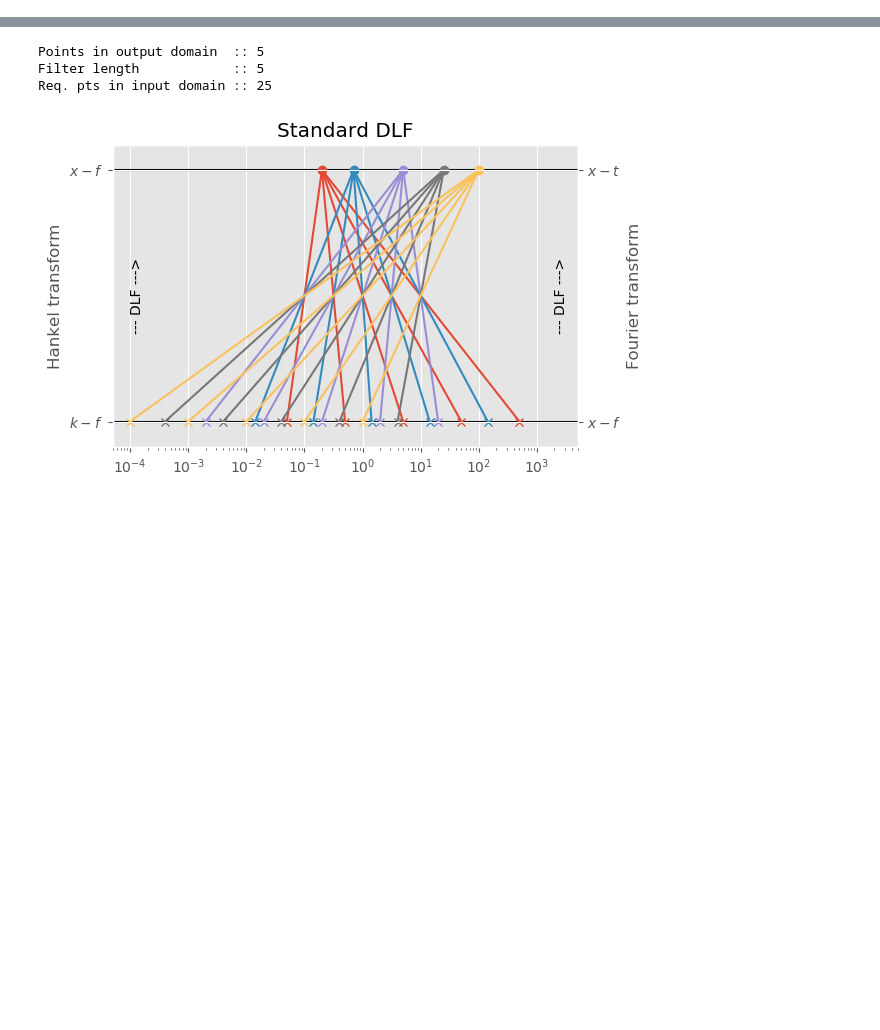
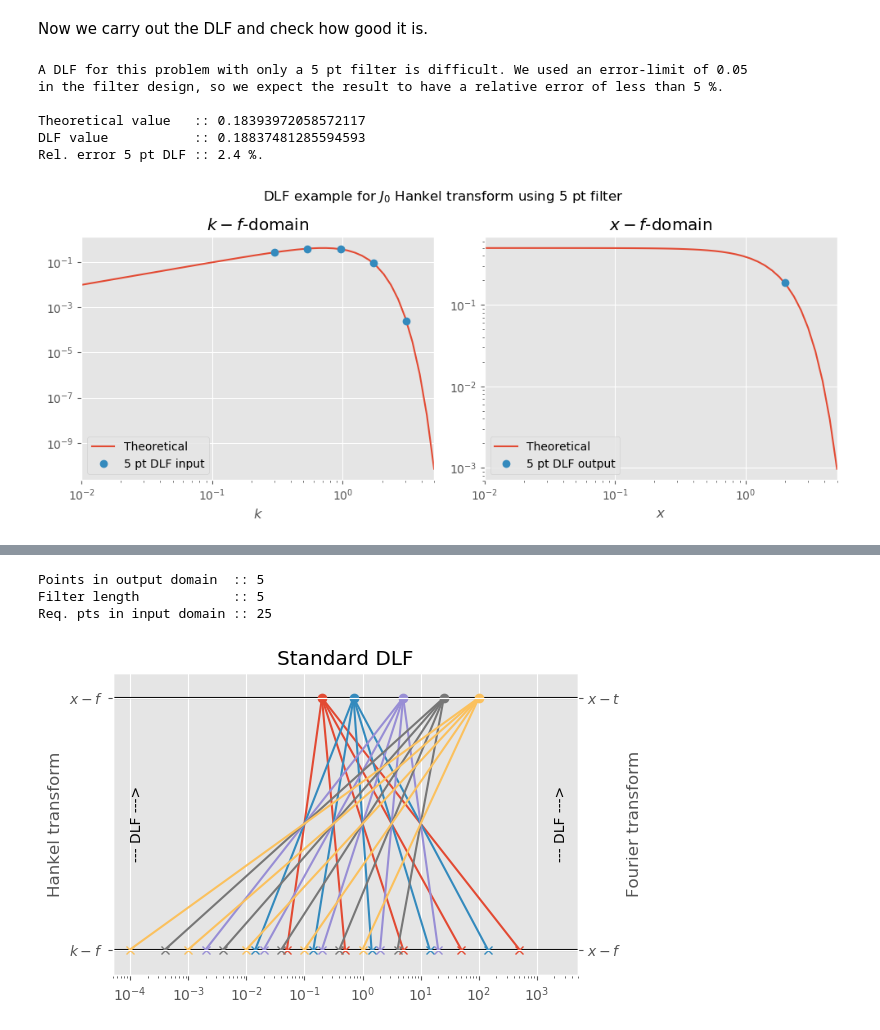
Before and after one commit to emsig/empymod-examples, a Jupyter notebook: 7a_DLF-Standard-Lagged-Splined.ipynb, the cells around one changed output, grey strips where cells are left out. Drawn from its saved outputs; the diff is of its cells as text; code cells hidden in the pictures; blank space fills up the shorter version.

```diff
--- a/7a_DLF-Standard-Lagged-Splined.ipynb
+++ b/7a_DLF-Standard-Lagged-Splined.ipynb
@@ -21,0 +81,15 @@ plt.rcParams['figure.dpi'] = 100
+# %%
+filt = fdesign.design(
+        n=5,                        # 5 point filter
+        spacing=(0.55, 0.65, 101),
+        shift=(0.6, 0.7, 101),
+        fI=fdesign.j0_1(),
+        r=np.logspace(0, 1, 100),
+        r_def=(1, 1, 10),
+        error=0.05,                 # 5 % error level. If you set this too low you will
+        verb=1,                     #                  not find a filter with only 5 points.
+        plot=0,
+)
+
+print('Filter base    ::', filt.base)
+print('Filter weights ::', filt.j0)
@@ -21,0 +99,64 @@ plt.rcParams['figure.dpi'] = 100
+# %% [markdown]
+Now we carry out the DLF and check how good it is.
+# %%
+# Desired x-f-domain point (output domain)
+x = 2
+
+# Required k-f-domain points (input domain)
+k = filt.base/x
+
+# Get the theoretical transform pair
+tp = fdesign.j0_1()
+
+# Calculate the value at the five required wavenumbers
+k_val = tp.lhs(k)
+
+# Weight the values and sum them up
+x_val_filt = np.sum(k_val*filt.j0)/x
+
+# Calculate the theoretical value for comparison
+x_val_theo = tp.rhs(x)
+
+# Calculate relative error
+print('A DLF for this problem with only a 5 pt filter is difficult. We used an error-limit of 0.05')
+print('in the filter design, so we expect the result to have a relative error of less than 5 %.\n')
+print('Theoretical value   ::', x_val_theo)
+print('DLF value           ::', x_val_filt)
+relerror = np.abs((x_val_theo-x_val_filt)/x_val_theo)
+print('Rel. error 5 pt DLF ::', np.round(relerror*100, 1), '%.')
+
+# Figure
+plt.figure(figsize=(10, 4))
+plt.suptitle(r'DLF example for $J_0$ Hankel transform using 5 pt filter', y=1.05)
+
+# x-axis values for the theoretical plots
+xk = np.logspace(-2, np.log10(5))
+
+# k-f-domain
+plt.subplot(121)
+plt.title(r'$k-f$-domain')
+plt.loglog(xk, tp.lhs(xk), label='Theoretical')
+plt.loglog(k, k_val, 'o', label='5 pt DLF input')
+plt.legend()
+plt.xlabel(r'$k$')
+plt.xlim([xk.min(), xk.max()])
+
+# x-f-domain
+plt.subplot(122)
+plt.title(r'$x-f$-domain')
+plt.loglog(xk, tp.rhs(xk), label='Theoretical')
+plt.loglog(x, x_val_filt, 'o', label='5 pt DLF output')
+plt.legend()
+plt.xlabel(r'$x$')
+plt.xlim([xk.min(), xk.max()])
+
+plt.tight_layout()
+plt.show()
+# %% [output]
+A DLF for this problem with only a 5 pt filter is difficult. We used an error-limit of 0.05
+in the filter design, so we expect the result to have a relative error of less than 5 %.
+
+Theoretical value   :: 0.18393972058572117
+DLF value           :: 0.18837481285594593
+Rel. error 5 pt DLF :: 2.4 %.
+[figure, added]
```
Also changed, not shown: parts of 12 cells of this notebook.
